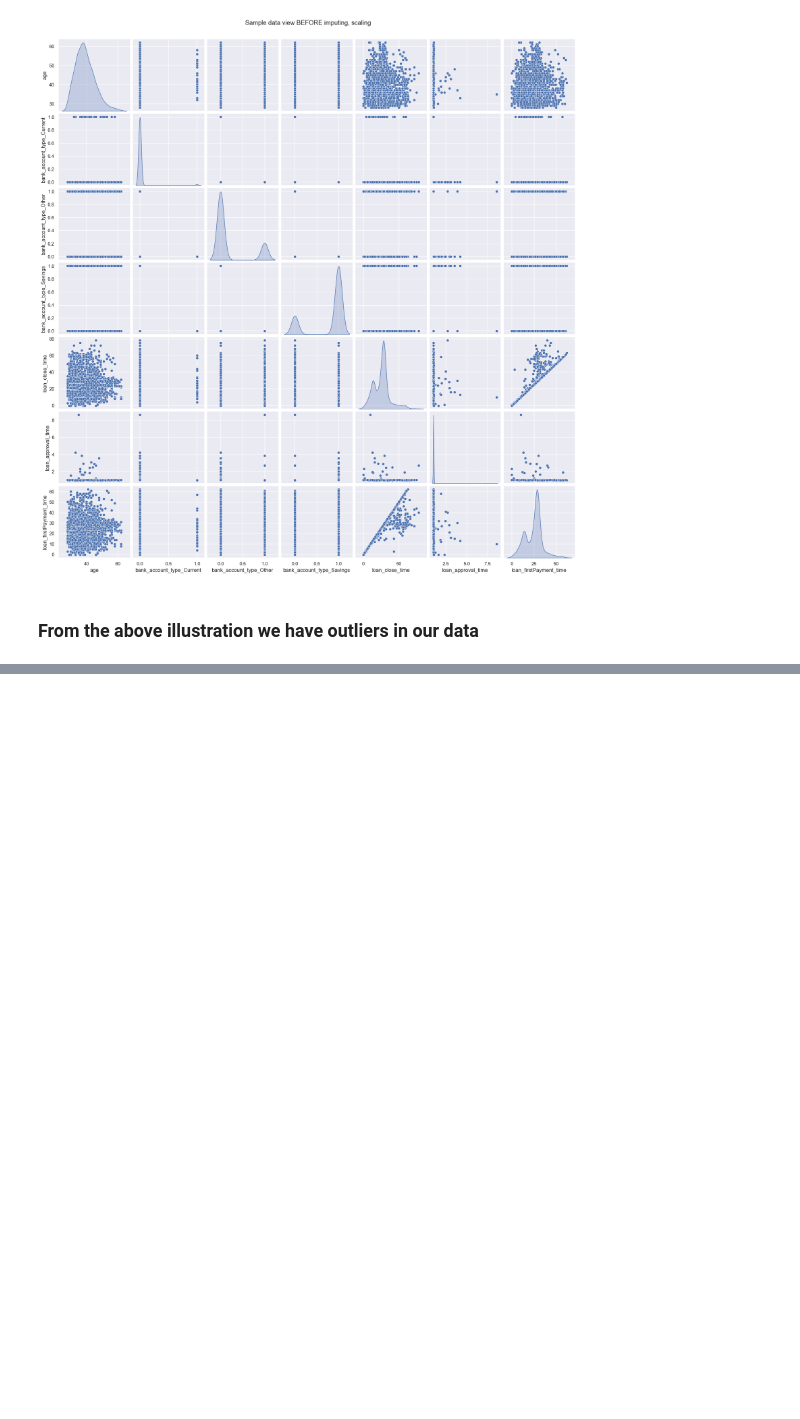
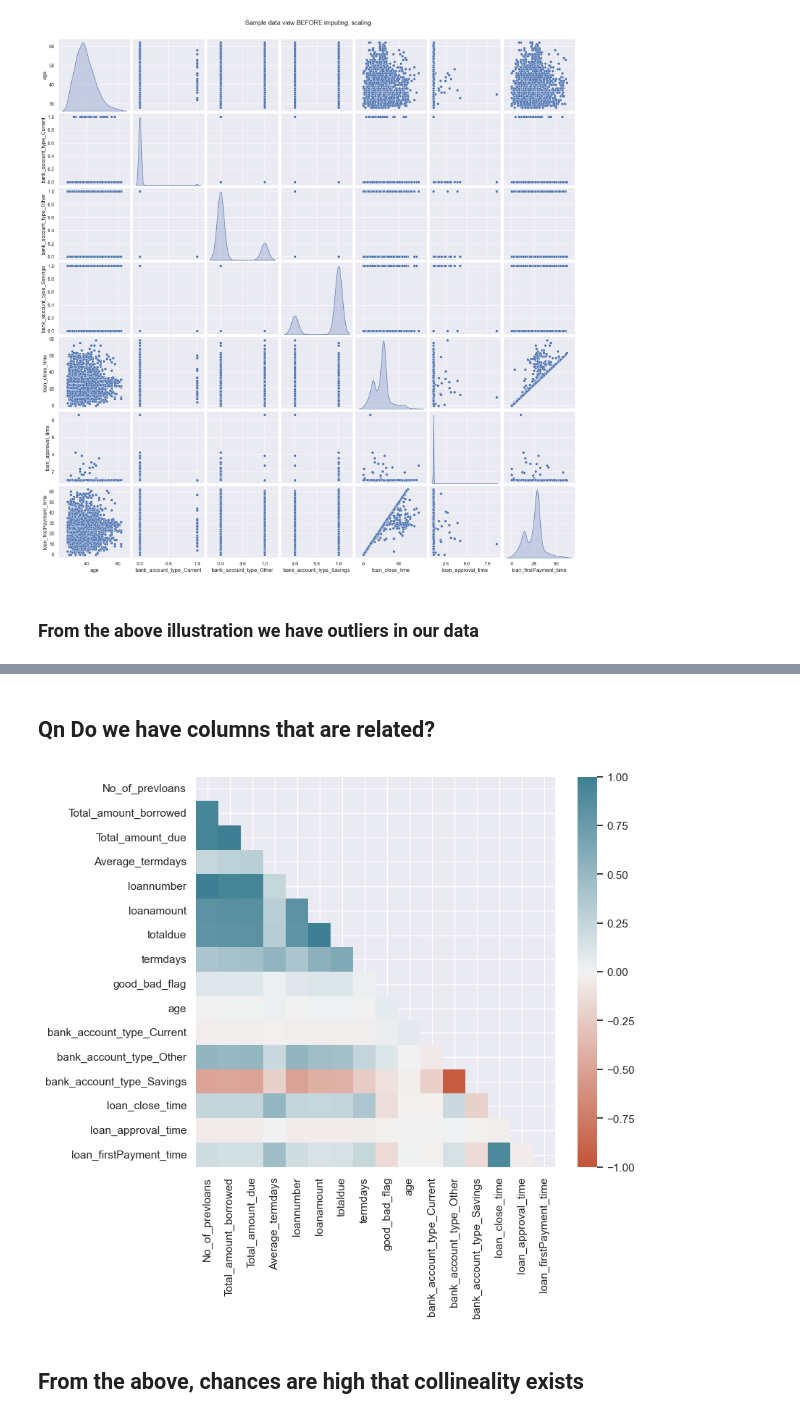
Before and after one commit to Group-10-Refactory-Capstone/Group10RefactoryCapstone, a Jupyter notebook: Explanatory Data analysis simon.ipynb, the cells around one changed output, grey strips where cells are left out. Drawn from its saved outputs; the diff is of its cells as text; code cells hidden in the pictures; blank space fills up the shorter version.

```diff
--- a/Explanatory Data analysis simon.ipynb
+++ b/Explanatory Data analysis simon.ipynb
@@ -258,0 +241,4 @@ See the caveats in the documentation: https://pandas.pydata.org/pandas-docs/stab
+# %%
+#Dropping columns that are likely causing bias
+filtered_data=filtered_data.drop(['bank_name_clients','employment_status_clients','level_of_education_clients'],axis=1)
+filtered_data.columns
@@ -258,0 +256,3 @@ See the caveats in the documentation: https://pandas.pydata.org/pandas-docs/stab
+# %%
+#Dropping irrelevant columns
+filtered_data=filtered_data.drop(['last_approveddate','last_creationdate','last_closeddate','last_firstrepaiddate','systemloanid'],axis=1)
@@ -258,0 +272,4 @@ See the caveats in the documentation: https://pandas.pydata.org/pandas-docs/stab
+# %%
+filtered_data=filtered_data.drop(['approveddate','creationdate'],axis=1)
+# %%
+filtered_data=filtered_data.drop(['last_firstduedate'],axis=1)
@@ -258,0 +296,29 @@ See the caveats in the documentation: https://pandas.pydata.org/pandas-docs/stab
+# %% [markdown]
+## Qn Do we have columns that are related?
+# %%
+from sklearn.preprocessing import StandardScaler
+# Method to scale data
+def scale_dt(dt):
+    X_std    = StandardScaler().fit_transform(dt)
+    dt_cols  = (dt.columns).tolist()
+    X_std    = pd.DataFrame(X_std, columns=dt_cols)
+    return X_std
+# method to plot heatmap
+def plot_heatmap(correlation):
+    mask = np.triu(np.ones_like(correlation.corr(), dtype=bool))
+    fig , ax = plt.subplots(figsize = (8,7))
+    ax = sns.heatmap(correlation, cmap=sns.diverging_palette(20, 220, n=200), annot=False, mask=mask,vmin=-1, vmax=1)
+# method for correlation
+def get_correlation(dt):
+    if 'customerid' in dt.columns:
+        dt = dt.drop('customerid', axis = 1)
+    X_std  = scale_dt(dt)
+    corr   = X_std.corr()
+    return corr
+
+cor = get_correlation(filtered_data)
+plot_heatmap(cor)
+# %% [output]
+[figure, added]
+# %% [markdown]
+## From the above, chances are high that collineality exists
```
Also changed, not shown: parts of 22 cells of this notebook.
